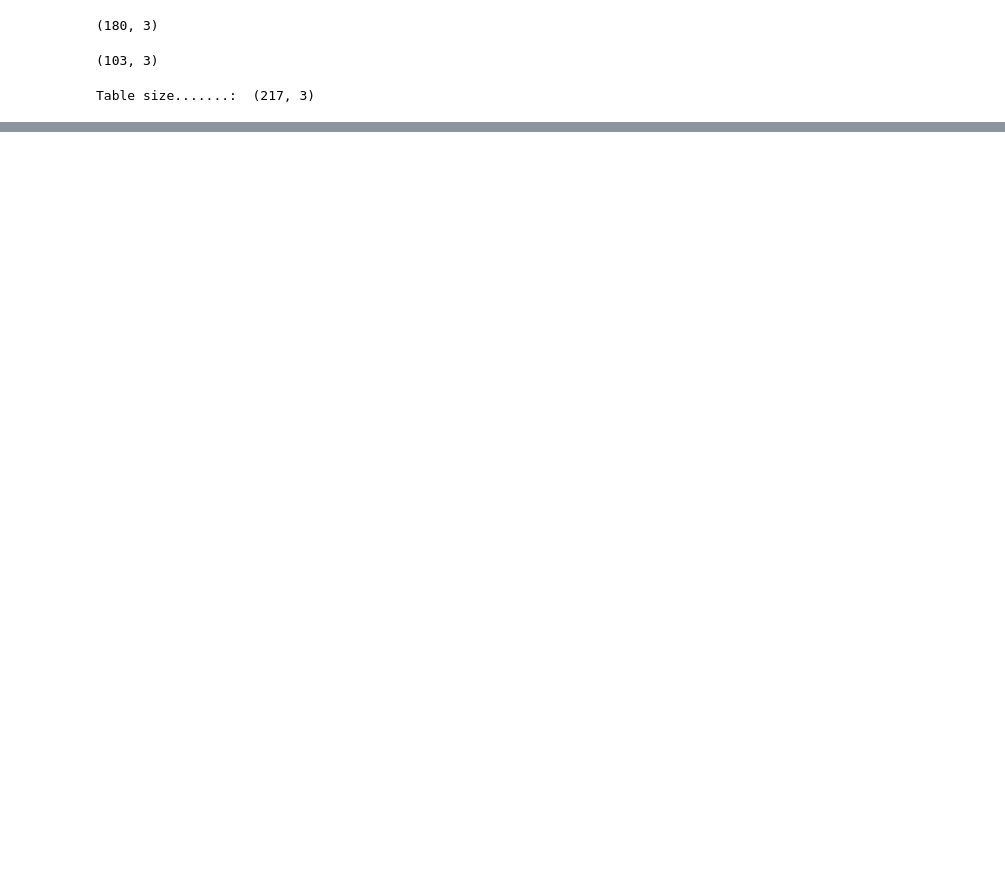
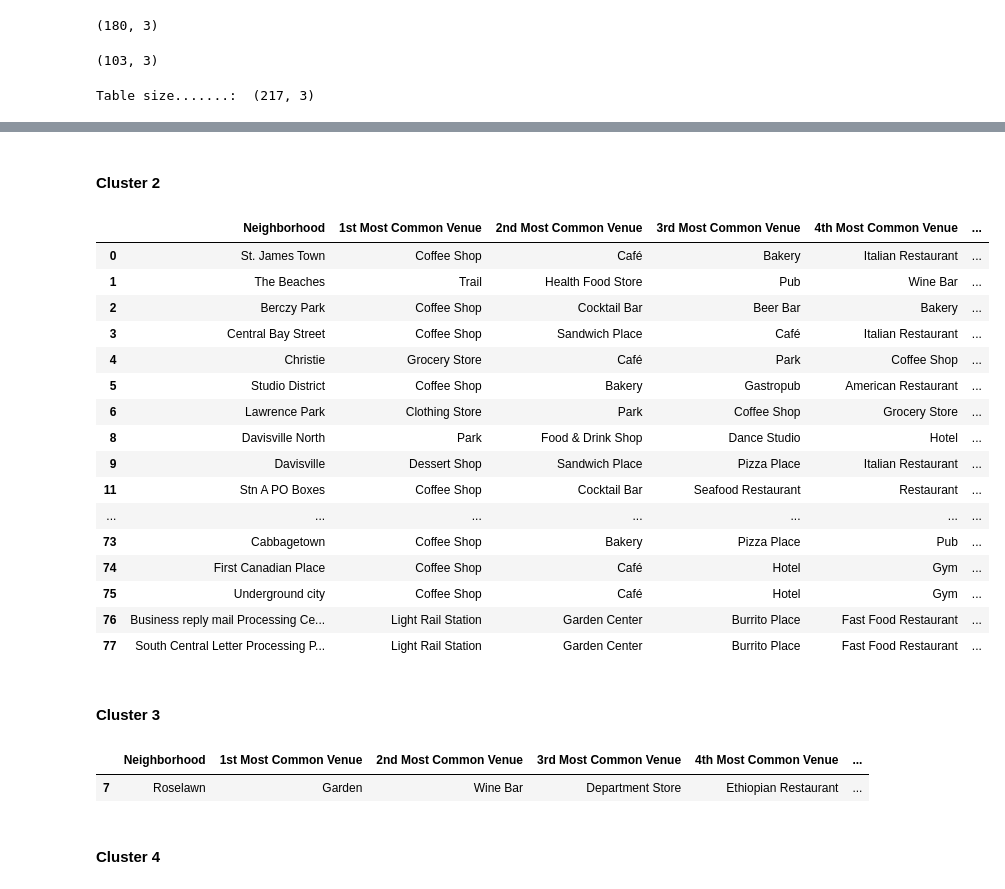
Before and after one commit to cedulopes/Coursera_Capstone, a Jupyter notebook: Segment & Clustering Third.ipynb, the cells around one changed output, grey strips where cells are left out. Saved outputs shown, nothing was run; the diff lists cells and outputs as text; code cells hidden in the pictures; blank space fills up the shorter version.

Commit message:
Published from Watson Studio.

```diff
--- a/Segment & Clustering Third.ipynb
+++ b/Segment & Clustering Third.ipynb
@@ -113,0 +337,21 @@ else:
+# %%
+num_top_venues = 10
+
+indicators = ['st', 'nd', 'rd']
+
+# create columns according to number of top venues
+columns = ['Neighborhood']
+for ind in np.arange(num_top_venues):
+    try:
+        columns.append('{}{} Most Common Venue'.format(ind+1, indicators[ind]))
+    except:
+        columns.append('{}th Most Common Venue'.format(ind+1))
+
+# create a new dataframe
+neighborhoods_venues_sorted = pd.DataFrame(columns=columns)
+neighborhoods_venues_sorted['Neighborhood'] = toronto_grouped['Neighborhood']
+
+for ind in np.arange(toronto_grouped.shape[0]):
+    neighborhoods_venues_sorted.iloc[ind, 1:] = return_most_common_venues(toronto_grouped.iloc[ind, :], num_top_venues)
+
+neighborhoods_venues_sorted.head()
@@ -113,0 +369,11 @@ else:
+# %%
+# set number of clusters
+kclusters = 5
+
+toronto_grouped_clustering = toronto_grouped.drop('Neighborhood', 1)
+
+# run k-means clustering
+kmeans = KMeans(n_clusters=kclusters, random_state=0).fit(toronto_grouped_clustering)
+
+# check cluster labels generated for each row in the dataframe
+kmeans.labels_[0:10]
@@ -113,0 +384,10 @@ else:
+# %%
+# add clustering labels
+neighborhoods_venues_sorted.insert(0, 'Cluster Labels', kmeans.labels_)
+
+toronto_merged = toronto_data
+
+# merge toronto_grouped with toronto_data to add latitude/longitude for each neighborhood
+toronto_merged = toronto_merged.join(neighborhoods_venues_sorted.set_index('Neighborhood'), on='Neighborhood')
+
+toronto_merged.head() # check the last columns!
@@ -113,0 +442,31 @@ else:
+# %% [markdown]
+#### Cluster 2
+# %%
+toronto_merged.loc[toronto_merged['Cluster Labels'] == 1, toronto_merged.columns[[1] + list(range(5, toronto_merged.shape[1]))]]
+# %% [output]
+|  | Neighborhood | 1st Most Common Venue | 2nd Most Common Venue | 3rd Most Common Venue | 4th Most Common Venue | ... |
+| 0 | St. James Town | Coffee Shop | Café | Bakery | Italian Restaurant | ... |
+| 1 | The Beaches | Trail | Health Food Store | Pub | Wine Bar | ... |
+| 2 | Berczy Park | Coffee Shop | Cocktail Bar | Beer Bar | Bakery | ... |
+| 3 | Central Bay Street | Coffee Shop | Sandwich Place | Café | Italian Restaurant | ... |
+| 4 | Christie | Grocery Store | Café | Park | Coffee Shop | ... |
+| 5 | Studio District | Coffee Shop | Bakery | Gastropub | American Restaurant | ... |
+| 6 | Lawrence Park | Clothing Store | Park | Coffee Shop | Grocery Store | ... |
+| 8 | Davisville North | Park | Food & Drink Shop | Dance Studio | Hotel | ... |
+| 9 | Davisville | Dessert Shop | Sandwich Place | Pizza Place | Italian Restaurant | ... |
+| 11 | Stn A PO Boxes | Coffee Shop | Cocktail Bar | Seafood Restaurant | Restaurant | ... |
+| ... | ... | ... | ... | ... | ... | ... |
+| 73 | Cabbagetown | Coffee Shop | Bakery | Pizza Place | Pub | ... |
+| 74 | First Canadian Place | Coffee Shop | Café | Hotel | Gym | ... |
+| 75 | Underground city | Coffee Shop | Café | Hotel | Gym | ... |
+| 76 | Business reply mail Processing Ce... | Light Rail Station | Garden Center | Burrito Place | Fast Food Restaurant | ... |
+| 77 | South Central Letter Processing P... | Light Rail Station | Garden Center | Burrito Place | Fast Food Restaurant | ... |
+# %% [markdown]
+#### Cluster 3
+# %%
+toronto_merged.loc[toronto_merged['Cluster Labels'] == 2, toronto_merged.columns[[1] + list(range(5, toronto_merged.shape[1]))]]
+# %% [output]
+|  | Neighborhood | 1st Most Common Venue | 2nd Most Common Venue | 3rd Most Common Venue | 4th Most Common Venue | ... |
+| 7 | Roselawn | Garden | Wine Bar | Department Store | Ethiopian Restaurant | ... |
+# %% [markdown]
+#### Cluster 4
```
Also changed, not shown: parts of 35 cells of this notebook.
